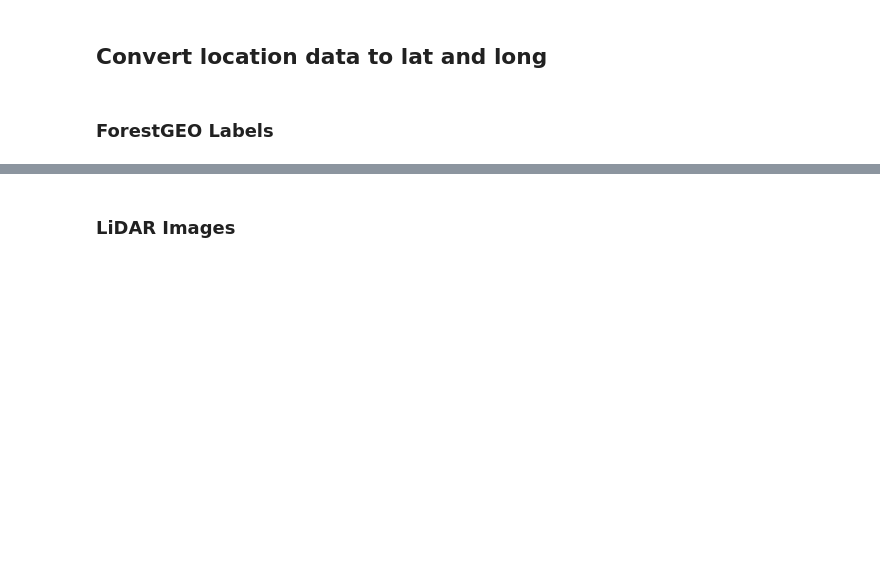
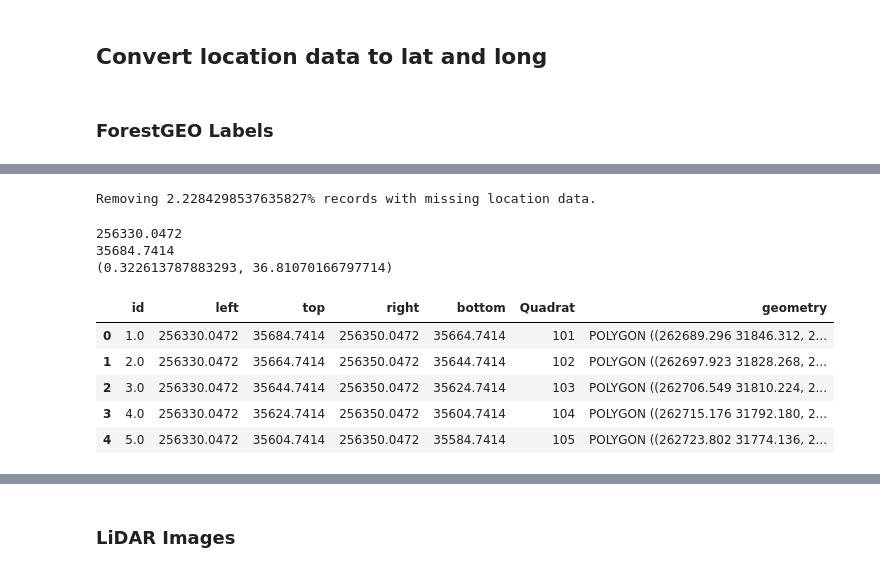
Before and after one commit to nicole-hjlin/mpala-tree-mapping, a Jupyter notebook: geomap.ipynb, the cells around one changed output, grey strips where cells are left out. Drawn from its saved outputs; the diff is of its cells as text; code cells hidden in the pictures; blank space fills up the shorter version.

```diff
--- a/geomap.ipynb
+++ b/geomap.ipynb
@@ -68,3 +76,28 @@ forestgeo.head()
 | 2 | 3 | Acacia brevispica | ACACBR | NaN | 503 | 81.23257 | 58.41180 | 126361 | 50086 | 257294 | 050086 | ... |
 | 3 | 4 | Acacia brevispica | ACACBR | NaN | 10001 | 1982.57861 | 9.46110 | 131025 | 1000015 | 262757 | 1000015 | ... |
 | 4 | 5 | Acacia brevispica | ACACBR | NaN | 10001 | 1982.57861 | 9.46110 | 131025 | 1000015 | 262758 | 1000016 | ... |
+# %%
+# keep records with location data
+r_remove = sum((forestgeo['PX'].isna()) & (forestgeo['PY'].isna()))/len(forestgeo)*100
+print('Removing {}% records with missing location data. '.format(r_remove))
+forestgeo = forestgeo[(~forestgeo['PX'].isna()) & (~forestgeo['PY'].isna())]
+# %% [output]
+Removing 2.2284298537635827% records with missing location data.
+# %%
+# 2022-11-02: adding Tyler's approximation of the northwest corner post
+forestgeo_grid = geopandas.read_file(os.path.join(project_path, 'ForestGEO_Grid', 'ForestGEO_Grid.shp'))
+nw_corner_latlong = utm.to_latlon(min(forestgeo_grid['left']), max(forestgeo_grid['top']), 37, 'N')
+print(min(forestgeo_grid['left']))
+print(max(forestgeo_grid['top']))
+print(nw_corner_latlong)
+forestgeo_grid.head()
+# %% [output]
+256330.0472
+35684.7414
+(0.322613787883293, 36.81070166797714)
+|  | id | left | top | right | bottom | Quadrat | geometry |
+| 0 | 1.0 | 256330.0472 | 35684.7414 | 256350.0472 | 35664.7414 | 101 | POLYGON ((262689.296 31846.312, 2... |
+| 1 | 2.0 | 256330.0472 | 35664.7414 | 256350.0472 | 35644.7414 | 102 | POLYGON ((262697.923 31828.268, 2... |
+| 2 | 3.0 | 256330.0472 | 35644.7414 | 256350.0472 | 35624.7414 | 103 | POLYGON ((262706.549 31810.224, 2... |
+| 3 | 4.0 | 256330.0472 | 35624.7414 | 256350.0472 | 35604.7414 | 104 | POLYGON ((262715.176 31792.180, 2... |
+| 4 | 5.0 | 256330.0472 | 35604.7414 | 256350.0472 | 35584.7414 | 105 | POLYGON ((262723.802 31774.136, 2... |
```
Also changed, not shown: parts of 18 cells of this notebook.
